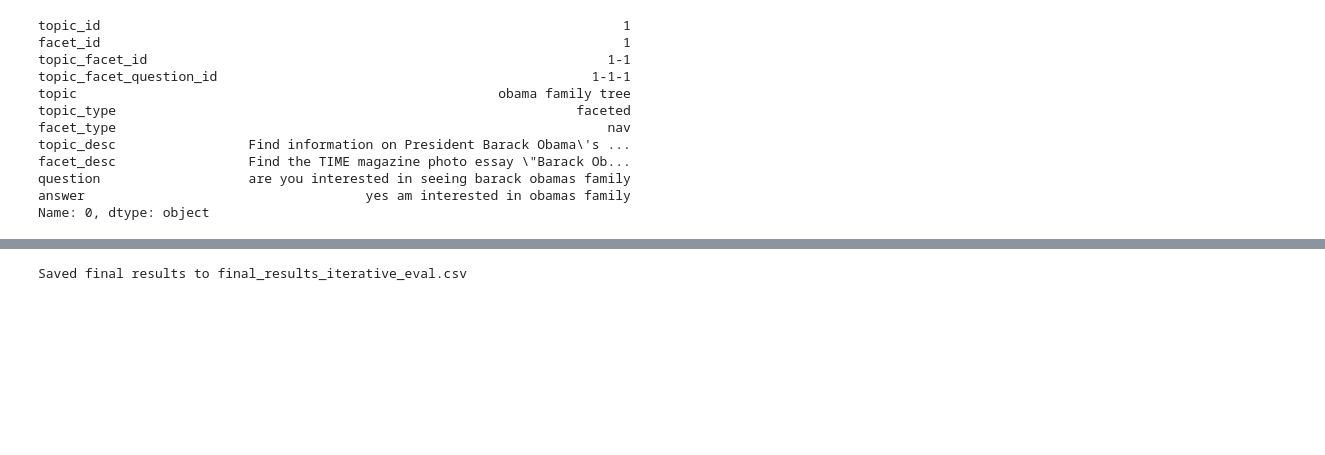
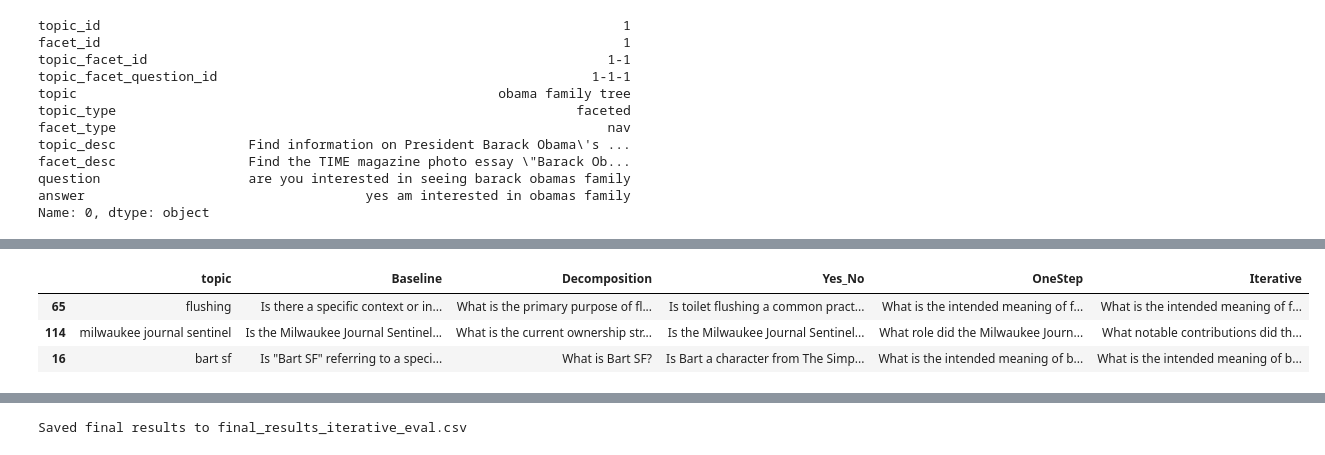
Before and after one commit to raina-joshi/llm-followup-thesis, a Jupyter notebook: preliminary_experiments.ipynb, the cells around one changed output, grey strips where cells are left out. Cells and saved outputs as stored; diff of their text form; code cells hidden in the pictures; blank space fills up the shorter version.

```diff
--- a/preliminary_experiments.ipynb
+++ b/preliminary_experiments.ipynb
@@ -658,7 +798,7 @@ def extract_aspects(query):
     return aspects[:3]
 # %%
 # test aspect extraction
-test_queries = sample_df['topic'].drop_duplicates().sample(n=10, random_state=42).tolist()
+test_queries = sample_df['topic'].sample(n=3, random_state=42).tolist()
 
 for i, query in enumerate(test_queries, 1):
     print(f"{i}. {query}")
@@ -910,8 +1058,8 @@ def run_iterative_pipeline(query, max_steps=3):
     resolved_aspects = []
     current_query = query
 
-    clean_query = clean_query_for_retrieval(query)
-    docs = get_wiki_docs(clean_query)
+
+    docs = get_wiki_docs(query)
     docs = filter_relevant_docs(query, docs)
 
     for step in range(1, max_steps + 1):
@@ -964,6 +1112,9 @@ def run_iterative_pipeline(query, max_steps=3):
             asked_followups=asked_followups
         )
 
+        if followup and "what specific information" in followup.lower():
+            followup = f"What is the intended meaning of {query}?"
+
         if not followup:
             history.append(step_record)
             break
@@ -991,5 +1142,6 @@ def run_iterative_pipeline(query, max_steps=3):
         asked_followups.append(followup)
         current_query = followup
 
+
     return history
 # %%
@@ -1009,13 +1181,0 @@ for step in result:
-# %%
-# test on multiple queries
-results = []
-
-for query in sample_df['topic'].drop_duplicates().head(5):
-    res = run_iterative_pipeline(query)
-    results.append(res)
-# %%
-for i, res in enumerate(results):
-    print(f"Query {i+1}")
-    for step in res:
-        print(step)
-    print("------")
@@ -1079,3 +1220,25 @@ display(test_df[['topic', 'Baseline', 'OneStep', 'Iterative']])
+# %%
+# test all approach outputs
+test_df = sample_df.sample(n=3, random_state=42).copy()
+
+test_df['Baseline'] = test_df['topic'].apply(generate_baseline_followup)
+
+test_df['Decomposition'] = test_df['topic'].apply(generate_decomposition_followup)
+
+test_df['Yes_No'] = test_df['topic'].apply(generate_yesno_followup)
+
+test_df['OneStep'] = test_df['topic'].apply(generate_one_step_followup)
+
+test_df['Iterative'] = test_df['topic'].apply(
+    lambda q: get_iterative_outputs(q)['final_followup']
+)
+
+display(test_df[['topic', 'Baseline', 'Decomposition', 'Yes_No', 'OneStep', 'Iterative']])
+# %% [output]
+|  | topic | Baseline | Decomposition | Yes_No | OneStep | Iterative |
+| 65 | flushing | Is there a specific context or in... | What is the primary purpose of fl... | Is toilet flushing a common pract... | What is the intended meaning of f... | What is the intended meaning of f... |
+| 114 | milwaukee journal sentinel | Is the Milwaukee Journal Sentinel... | What is the current ownership str... | Is the Milwaukee Journal Sentinel... | What role did the Milwaukee Journ... | What notable contributions did th... |
+| 16 | bart sf | Is "Bart SF" referring to a speci... | What is Bart SF? | Is Bart a character from The Simp... | What is the intended meaning of b... | What is the intended meaning of b... |
 # %%
 # compute outputs on the full evaluation set with resume support
 CHECKPOINT_PATH = "iterative_eval_checkpoint.csv"
```
Also changed, not shown: parts of 36 cells of this notebook, 8 other files.
